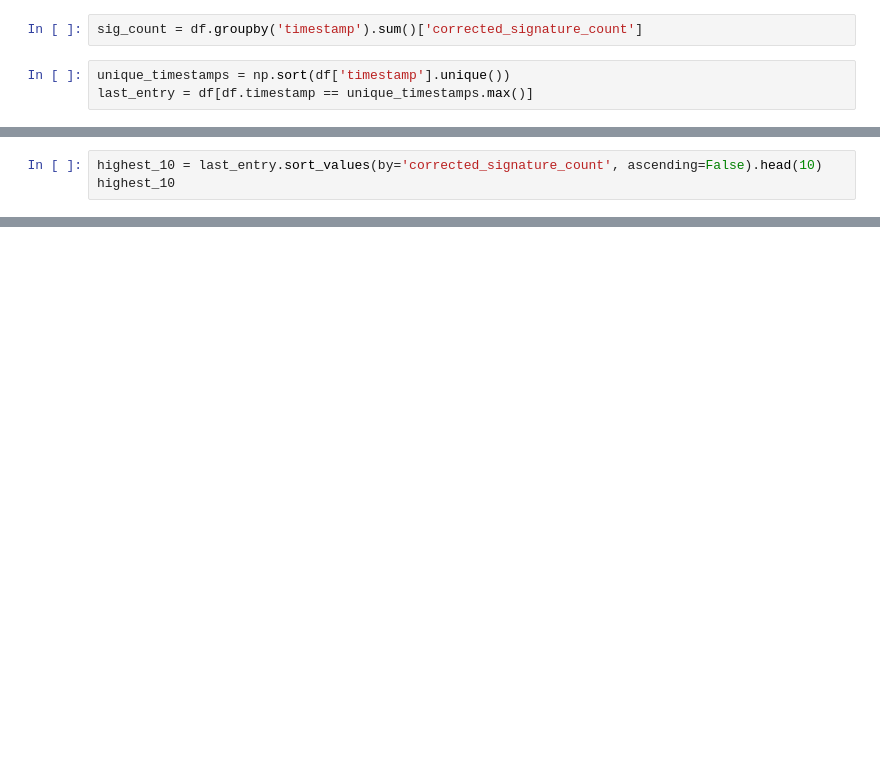
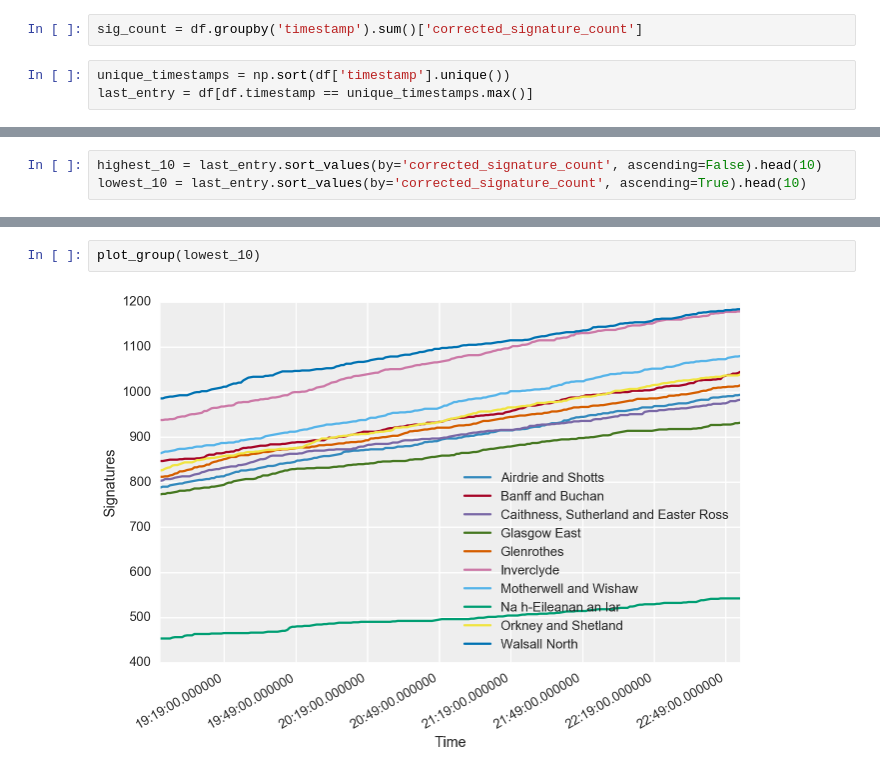
Before and after one commit to mindriot101/eu-referendum-petition-stats, a Jupyter notebook: visualisation.ipynb, the cells around one changed output, grey strips where cells are left out. Cells and saved outputs as stored; diff of their text form; blank space fills up the shorter version.

```diff
--- a/visualisation.ipynb
+++ b/visualisation.ipynb
@@ -94,3 +97,3 @@ fig.savefig('summary.png')
 # %%
 highest_10 = last_entry.sort_values(by='corrected_signature_count', ascending=False).head(10)
-highest_10
+lowest_10 = last_entry.sort_values(by='corrected_signature_count', ascending=True).head(10)
@@ -136,0 +152,4 @@ fig.autofmt_xdate()
+# %%
+plot_group(lowest_10)
+# %% [output]
+[figure, added]
```
Also changed, not shown: parts of 14 cells of this notebook.
